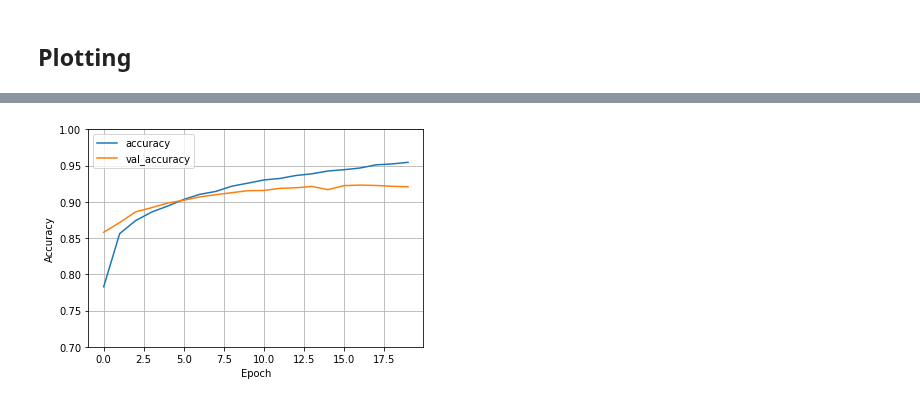
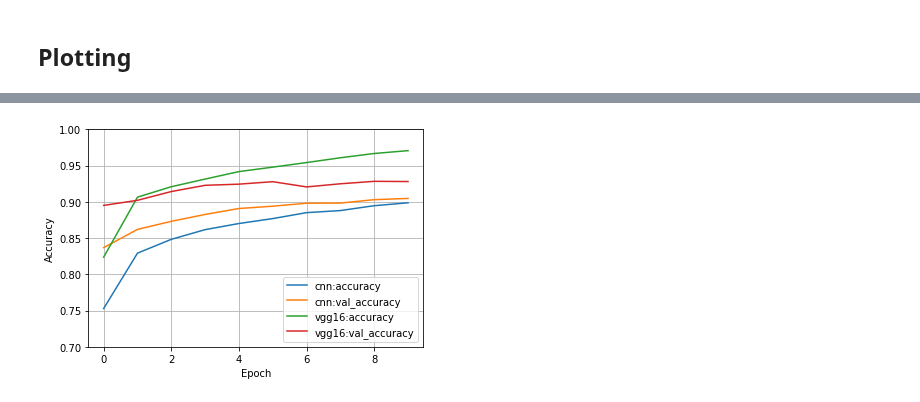
Before and after one commit to katarinagresova/M7DataSP_2020, a Jupyter notebook: assignment_03/mnist_fashion_keras.ipynb, the cells around one changed output, grey strips where cells are left out. Drawn from its saved outputs; the diff is of its cells as text; code cells hidden in the pictures.

```diff
--- a/assignment_03/mnist_fashion_keras.ipynb
+++ b/assignment_03/mnist_fashion_keras.ipynb
@@ -130,0 +113,21 @@ Epoch 20/20
+# %%
+#architecture inspired by VGG16
+vgg16_model = keras.Sequential([
+      Conv2D(input_shape=(28,28,1),filters=64,kernel_size=(3,3),padding="same", activation="relu"),
+      Conv2D(filters=64, kernel_size=(3,3), padding="same", activation="relu"),
+      MaxPool2D(pool_size=(2,2),strides=(2,2)),
+      Conv2D(filters=128, kernel_size=(3,3), padding="same", activation="relu"),
+      Conv2D(filters=128, kernel_size=(3,3), padding="same", activation="relu"),
+      Conv2D(filters=128, kernel_size=(3,3), padding="same", activation="relu"),
+      MaxPool2D(pool_size=(2,2),strides=(2,2)),
+      Flatten(),
+      Dense(units=4096,activation="relu"),
+      Dropout(0.6),
+      Dense(units=4096,activation="relu"),
+      Dropout(0.6),
+      Dense(units=10, activation="softmax")
+])
+
+models.append(["vgg16", vgg16_model])
+
+vgg16_model.summary()
@@ -130,0 +154,17 @@ Epoch 20/20
+# %%
+histories = []
+# %%
+for model in models:
+  model[1].compile(loss='categorical_crossentropy',
+                  optimizer=tf.keras.optimizers.Adam(lr=0.001),
+                  metrics=['accuracy'])
+  print("Running model:", model[0])
+  histories.append([model[0],
+      model[1].fit(
+        x_train, y_train,
+        batch_size = 256,
+        epochs = 10,
+        validation_data = (x_test, y_test),
+        verbose = 1
+      )
+  ])
@@ -131,13 +189,14 @@ Epoch 20/20
 # %%
 def plot_loss(history, ylim=(0,1)):
-  plt.plot(history.history['accuracy'], label='accuracy')
-  plt.plot(history.history['val_accuracy'], label='val_accuracy')
+  plt.plot(history[1].history['accuracy'], label=history[0]+':accuracy')
+  plt.plot(history[1].history['val_accuracy'], label=history[0]+':val_accuracy')
   plt.ylim(ylim)
   plt.xlabel('Epoch')
   plt.ylabel('Accuracy')
   plt.legend()
   plt.grid(True)
 # %%
-plot_loss(history, ylim=(0.7, 1))
+for history in histories:
+  plot_loss(history, ylim=(0.7, 1))
 # %% [output]
-[figure, old version]
+[figure, new version]
```
Also changed, not shown: parts of 11 cells of this notebook.
